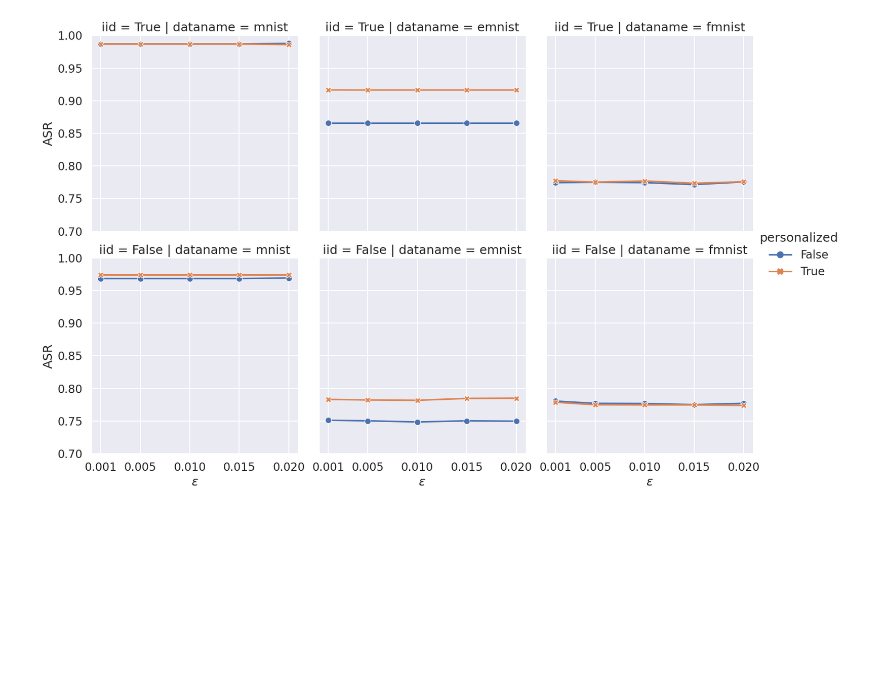
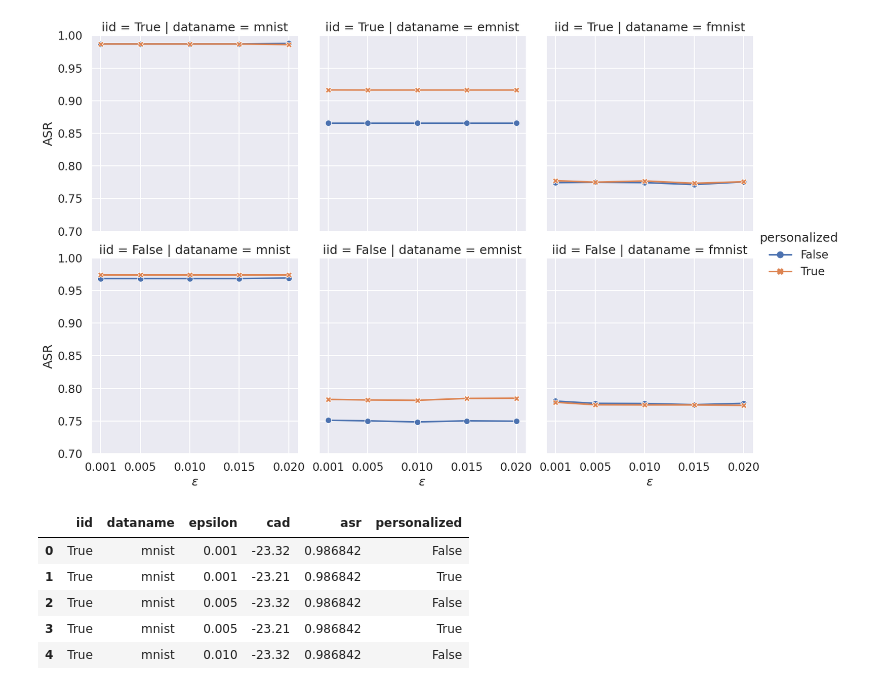
Before and after one commit to teunpe/sniper-backdoor, a Jupyter notebook: testspace.ipynb, the cells around one changed output. Cells and saved outputs as stored; diff of their text form; code cells hidden in the pictures; blank space fills up the shorter version.

```diff
--- a/testspace.ipynb
+++ b/testspace.ipynb
@@ -115,4 +115,13 @@ g.set_xlabels('$\epsilon$')
 # %% [output]
 <seaborn.axisgrid.FacetGrid at 0x...>
 [figure]
+# %%
+df.head()
+# %% [output]
+|  | iid | dataname | epsilon | cad | asr | personalized |
+| 0 | True | mnist | 0.001 | -23.32 | 0.986842 | False |
+| 1 | True | mnist | 0.001 | -23.21 | 0.986842 | True |
+| 2 | True | mnist | 0.005 | -23.32 | 0.986842 | False |
+| 3 | True | mnist | 0.005 | -23.21 | 0.986842 | True |
+| 4 | True | mnist | 0.010 | -23.32 | 0.986842 | False |
 # %%
```
Also changed, not shown: parts of 2 cells of this notebook.
